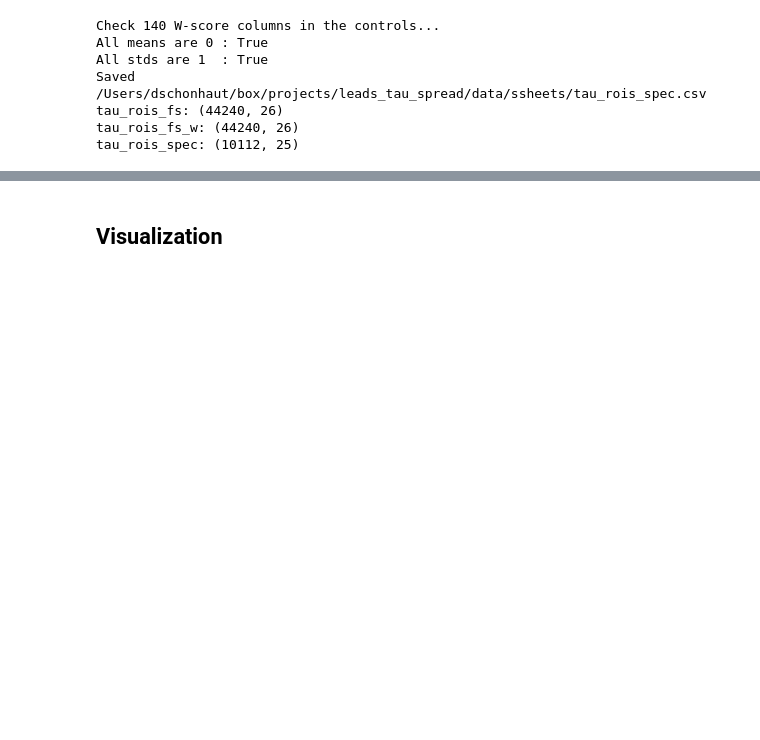
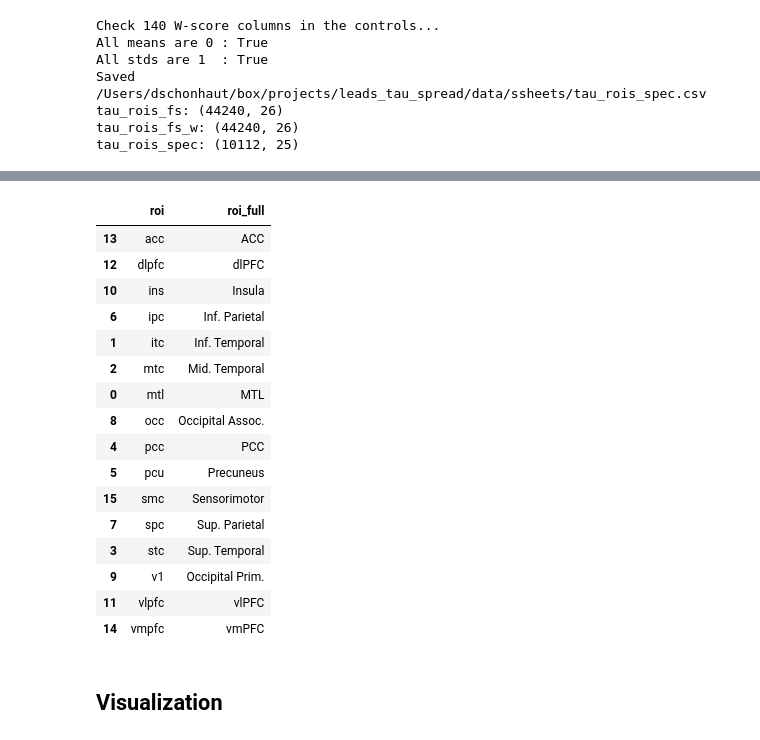
Before and after one commit to dschonhaut/leads_tau_spread, a Jupyter notebook: wscore_tau_pet_rois.ipynb, the cells around one changed output, grey strips where cells are left out. Cells and saved outputs as stored; diff of their text form; code cells hidden in the pictures; blank space fills up the shorter version.

```diff
--- a/wscore_tau_pet_rois.ipynb
+++ b/wscore_tau_pet_rois.ipynb
@@ -325,3 +408,23 @@ tau_rois_spec: (10112, 25)
+# %%
+tau_rois_spec_eoad_long.drop_duplicates(["roi", "roi_full"]).loc[:, ["roi", "roi_full"]].sort_values("roi")
+# %% [output]
+|  | roi | roi_full |
+| 13 | acc | ACC |
+| 12 | dlpfc | dlPFC |
+| 10 | ins | Insula |
+| 6 | ipc | Inf. Parietal |
+| 1 | itc | Inf. Temporal |
+| 2 | mtc | Mid. Temporal |
+| 0 | mtl | MTL |
+| 8 | occ | Occipital Assoc. |
+| 4 | pcc | PCC |
+| 5 | pcu | Precuneus |
+| 15 | smc | Sensorimotor |
+| 7 | spc | Sup. Parietal |
+| 3 | stc | Sup. Temporal |
+| 9 | v1 | Occipital Prim. |
+| 11 | vlpfc | vlPFC |
+| 14 | vmpfc | vmPFC |
 # %% [markdown]
 ## Visualization
 # %%
```
Also changed, not shown: parts of 8 cells of this notebook.
